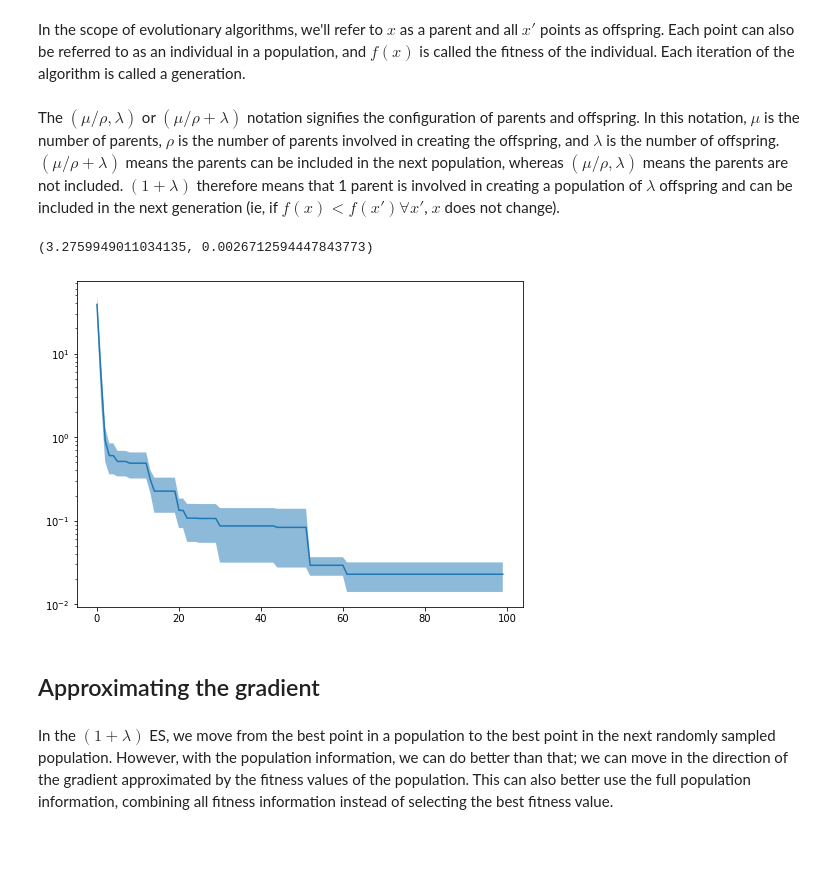
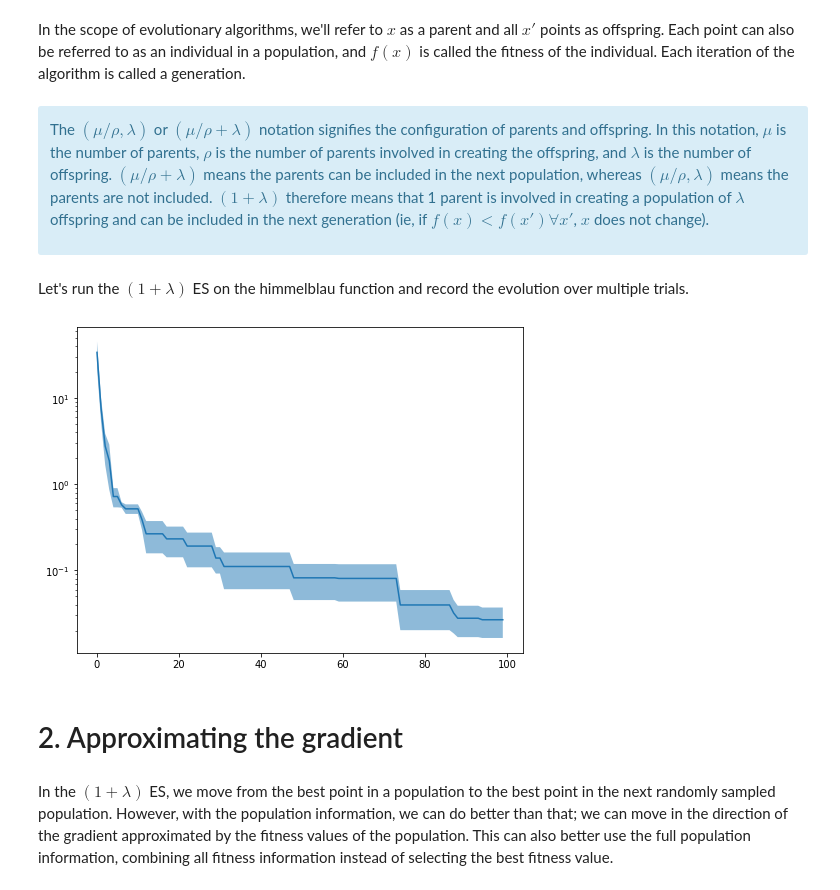
Before and after one commit to RL-VS/rlvs2021, a Jupyter notebook: docs/class-material/evolutionary/Evolutionary Strategies.ipynb, the cells around one changed output. Cells and saved outputs as stored; diff of their text form; code cells hidden in the pictures; blank space fills up the shorter version.

```diff
--- a/docs/class-material/evolutionary/Evolutionary Strategies.ipynb
+++ b/docs/class-material/evolutionary/Evolutionary Strategies.ipynb
@@ -73,7 +77,11 @@ Performing random optimization but sampling more than 1 point leads to the $(1+\
 # %% [markdown]
 In the scope of evolutionary algorithms, we'll refer to $x$ as a parent and all $x'$ points as offspring. Each point can also be referred to as an individual in a population, and $f(x)$ is called the fitness of the individual. Each iteration of the algorithm is called a generation.
 # %% [markdown]
+<div class="alert alert-info">
+
 The $(\mu/\rho,\lambda)$ or $(\mu/\rho+\lambda)$ notation signifies the configuration of parents and offspring. In this notation, $\mu$ is the number of parents, $\rho$ is the number of parents involved in creating the offspring, and $\lambda$ is the number of offspring. $(\mu/\rho+\lambda)$ means the parents can be included in the next population, whereas $(\mu/\rho,\lambda)$ means the parents are not included. $(1+\lambda)$ therefore means that 1 parent is involved in creating a population of $\lambda$ offspring and can be included in the next generation (ie, if $f(x) < f(x') \forall x'$, $x$ does not change).
+
+</div>
 # %%
 def oneplus_lambda(x, fitness, gens=100, lam=20):
     x_best = x
@@ -96,25 +101,23 @@ fitness = lambda x : himmelblau(x[0], x[1])
-# %%
-fits = oneplus_lambda(x, fitness)
-(fits[0], fits[-1])
-# %% [output]
-(3.2759949011034135, 0.0026712594447843773)
+# %% [markdown]
+Let's run the $(1+\lambda)$ ES on the himmelblau function and record the evolution over multiple trials.
+# %%
+f = lambda x : himmelblau(x[0], x[1])
+runs = []
+for i in range(5):
+    x = np.random.rand(2)*10-5
+    runs += [oneplus_lambda(x, f)]
+runs = np.array(runs)
+runs_mean = np.mean(runs, 0)
+runs_std = np.std(runs, 0)
 # %%
 fig = plt.figure(figsize=(8, 6))
-runs = []
-ax_x = range(100)
-for i in range(5):
-    x = np.random.rand(2)*10-5
-    runs += [oneplus_lambda(x, fitness)]
-runs = np.array(runs)
-runs_mean = np.mean(runs, 0)
-runs_std = np.std(runs, 0)
 plt.fill_between(range(len(runs[0])), runs_mean+0.5*runs_std, runs_mean-0.5*runs_std, alpha=0.5)
 plt.plot(range(len(runs[0])), runs_mean)
 plt.yscale('log')
 # %% [output]
-[figure, old version]
+[figure, new version]
 # %% [markdown]
-## Approximating the gradient
+# <a name="gradient">2.</a> Approximating the gradient
 # %% [markdown]
 In the $(1+\lambda)$ ES, we move from the best point in a population to the best point in the next randomly sampled population. However, with the population information, we can do better than that; we can move in the direction of the gradient approximated by the fitness values of the population. This can also better use the full population information, combining all fitness information instead of selecting the best fitness value.
 # %%
```
Also changed, not shown: parts of 56 cells of this notebook, 7 other files.
